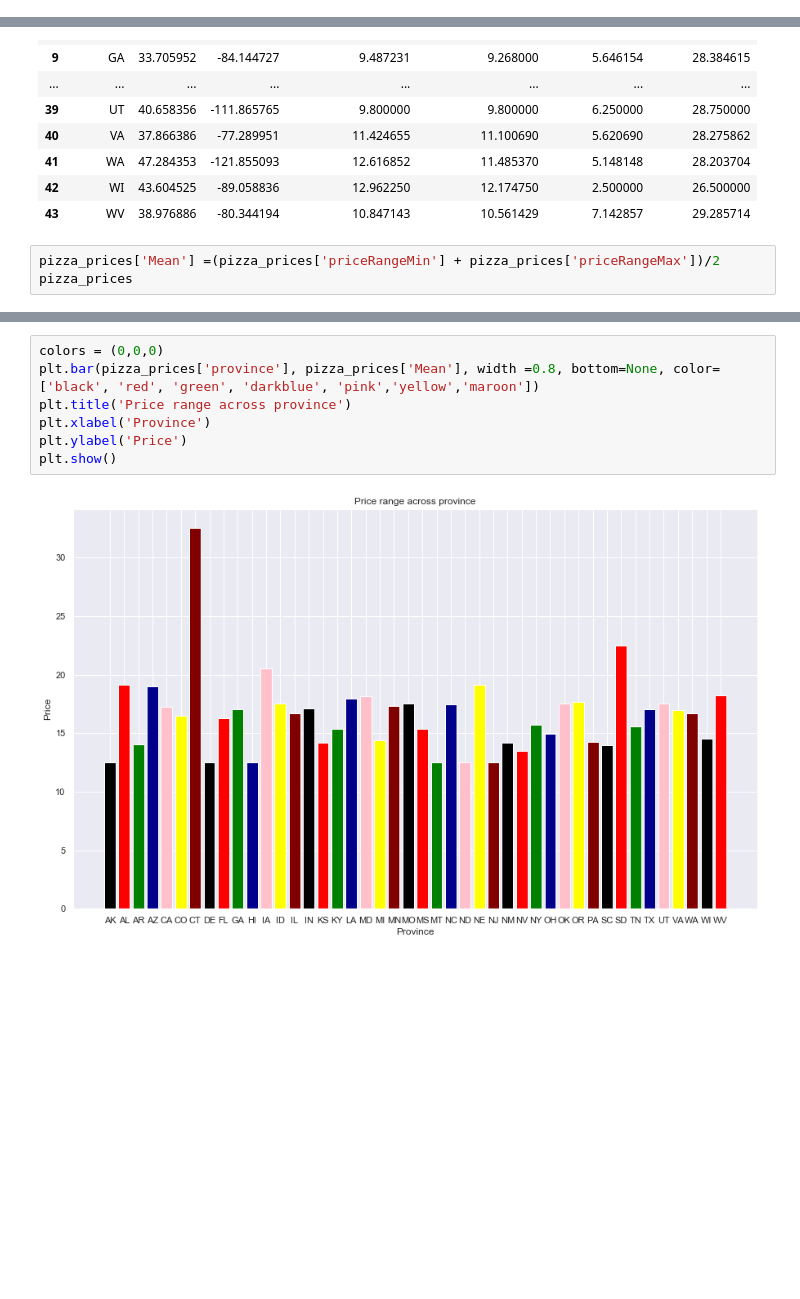
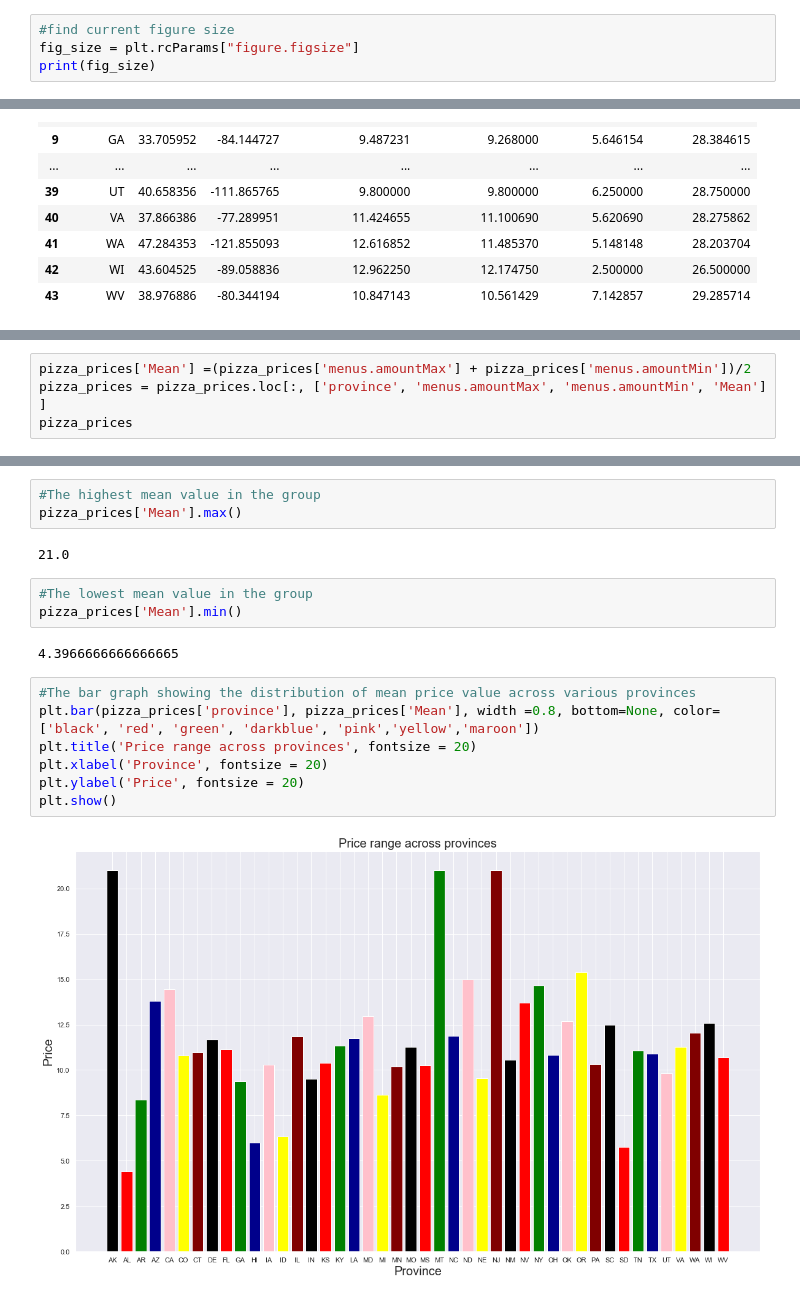
Before and after one commit to anusbc/pizza_data, a Jupyter notebook: Pizza data analysis.ipynb, the cells around one changed output, grey strips where cells are left out. Cells and saved outputs as stored; diff of their text form; blank space fills up the shorter version.

```diff
--- a/Pizza data analysis.ipynb
+++ b/Pizza data analysis.ipynb
@@ -136,3 +145,7 @@ top_20_names_of_pizza
 | 17 | Pizza Fries | 42 |
 | 18 | Pepperoni Pizza | 38 |
 | 19 | Supreme Pizza | 37 |
+# %%
+#find current figure size
+fig_size = plt.rcParams["figure.figsize"]
+print(fig_size)
@@ -223,6 +248,3 @@ pizza_prices
 | 41 | WA | 47.284353 | -121.855093 | 12.616852 | 11.485370 | 5.148148 | 28.203704 |
 | 42 | WI | 43.604525 | -89.058836 | 12.962250 | 12.174750 | 2.500000 | 26.500000 |
 | 43 | WV | 38.976886 | -80.344194 | 10.847143 | 10.561429 | 7.142857 | 29.285714 |
-# %%
-pizza_prices['Mean'] =(pizza_prices['priceRangeMin'] + pizza_prices['priceRangeMax'])/2
-pizza_prices
@@ -254,0 +251,4 @@ pizza_prices['Mean'].min()
+# %%
+pizza_prices['Mean'] =(pizza_prices['menus.amountMax'] + pizza_prices['menus.amountMin'])/2
+pizza_prices = pizza_prices.loc[:, ['province', 'menus.amountMax', 'menus.amountMin', 'Mean'] ]
+pizza_prices
@@ -255,9 +273,19 @@ pizza_prices['Mean'].min()
+# %%
+#The highest mean value in the group
+pizza_prices['Mean'].max()
+# %% [output]
+21.0
+# %%
+#The lowest mean value in the group
+pizza_prices['Mean'].min()
+# %% [output]
+4.3966666666666665
 # %%
-colors = (0,0,0)
+#The bar graph showing the distribution of mean price value across various provinces
 plt.bar(pizza_prices['province'], pizza_prices['Mean'], width =0.8, bottom=None, color=['black', 'red', 'green', 'darkblue', 'pink','yellow','maroon'])
-plt.title('Price range across province')
-plt.xlabel('Province')
-plt.ylabel('Price')
+plt.title('Price range across provinces', fontsize = 20)
+plt.xlabel('Province', fontsize = 20)
+plt.ylabel('Price', fontsize = 20)
 plt.show()
 # %% [output]
-[figure, old version]
+[figure, new version]
```
Also changed, not shown: parts of 28 cells of this notebook.
